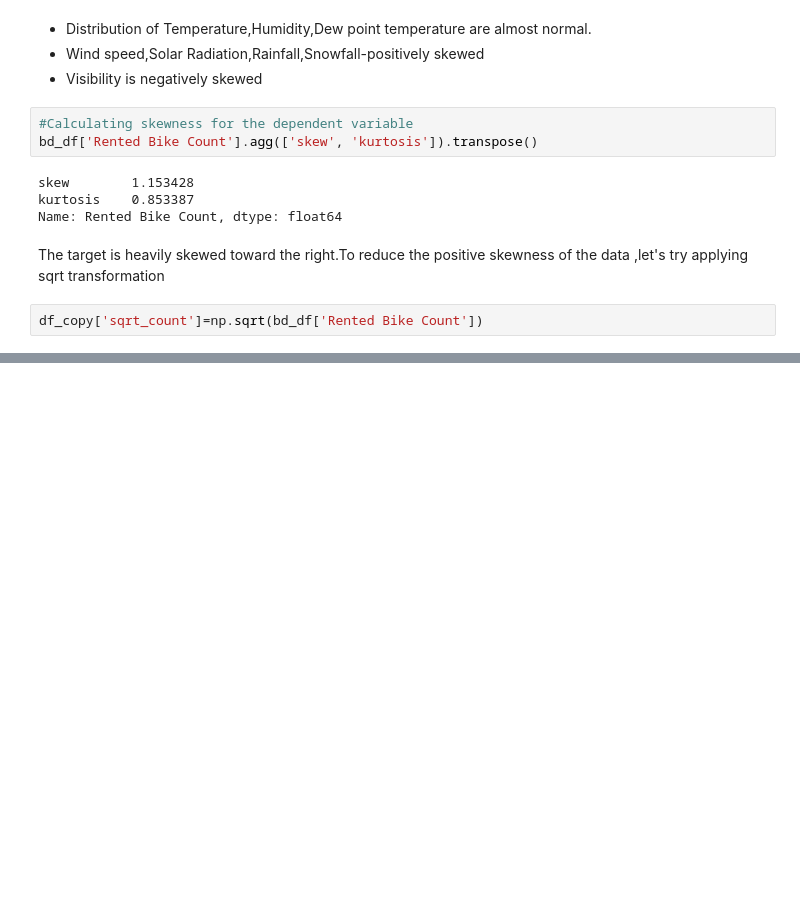
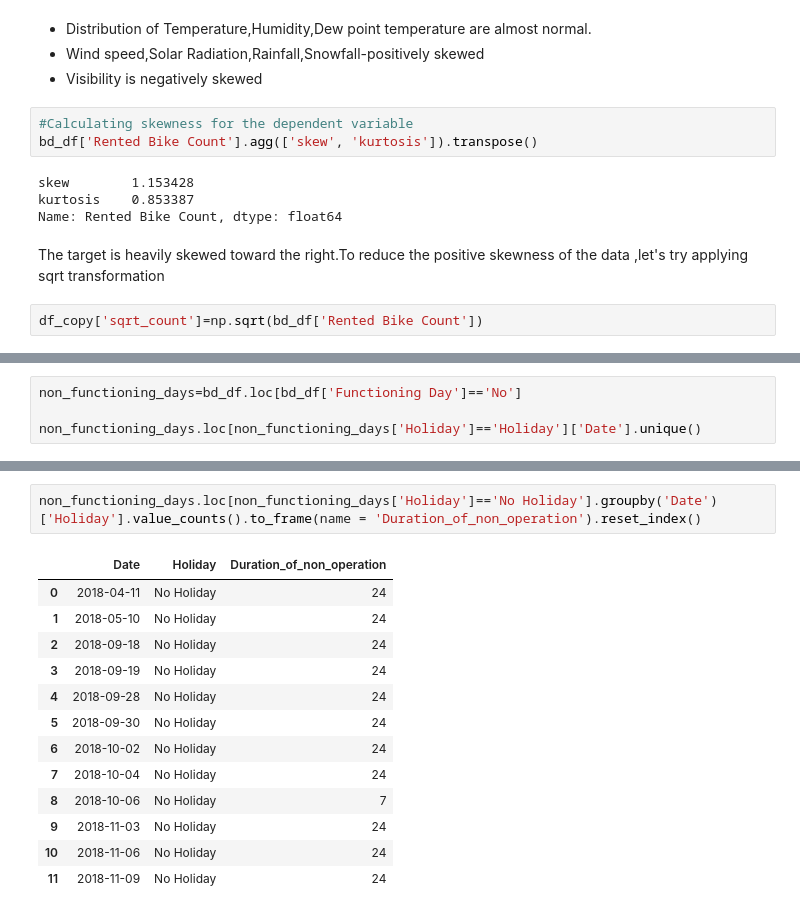
Before and after one commit to RadhikaRM/BikeShareDemandprediction, a Jupyter notebook: Bike_Sharing_Prediction.ipynb, the cells around one changed output, grey strips where cells are left out. Drawn from its saved outputs; the diff is of its cells as text; blank space fills up the shorter version.

```diff
--- a/Bike_Sharing_Prediction.ipynb
+++ b/Bike_Sharing_Prediction.ipynb
@@ -194,0 +258,4 @@ df_copy['sqrt_count']=np.sqrt(bd_df['Rented Bike Count'])
+# %%
+non_functioning_days=bd_df.loc[bd_df['Functioning Day']=='No']
+
+non_functioning_days.loc[non_functioning_days['Holiday']=='Holiday']['Date'].unique()
@@ -194,0 +264,16 @@ df_copy['sqrt_count']=np.sqrt(bd_df['Rented Bike Count'])
+# %%
+non_functioning_days.loc[non_functioning_days['Holiday']=='No Holiday'].groupby('Date')['Holiday'].value_counts().to_frame(name = 'Duration_of_non_operation').reset_index()
+# %% [output]
+|  | Date | Holiday | Duration_of_non_operation |
+| 0 | 2018-04-11 | No Holiday | 24 |
+| 1 | 2018-05-10 | No Holiday | 24 |
+| 2 | 2018-09-18 | No Holiday | 24 |
+| 3 | 2018-09-19 | No Holiday | 24 |
+| 4 | 2018-09-28 | No Holiday | 24 |
+| 5 | 2018-09-30 | No Holiday | 24 |
+| 6 | 2018-10-02 | No Holiday | 24 |
+| 7 | 2018-10-04 | No Holiday | 24 |
+| 8 | 2018-10-06 | No Holiday | 7 |
+| 9 | 2018-11-03 | No Holiday | 24 |
+| 10 | 2018-11-06 | No Holiday | 24 |
+| 11 | 2018-11-09 | No Holiday | 24 |
```
Also changed, not shown: parts of 14 cells of this notebook.
